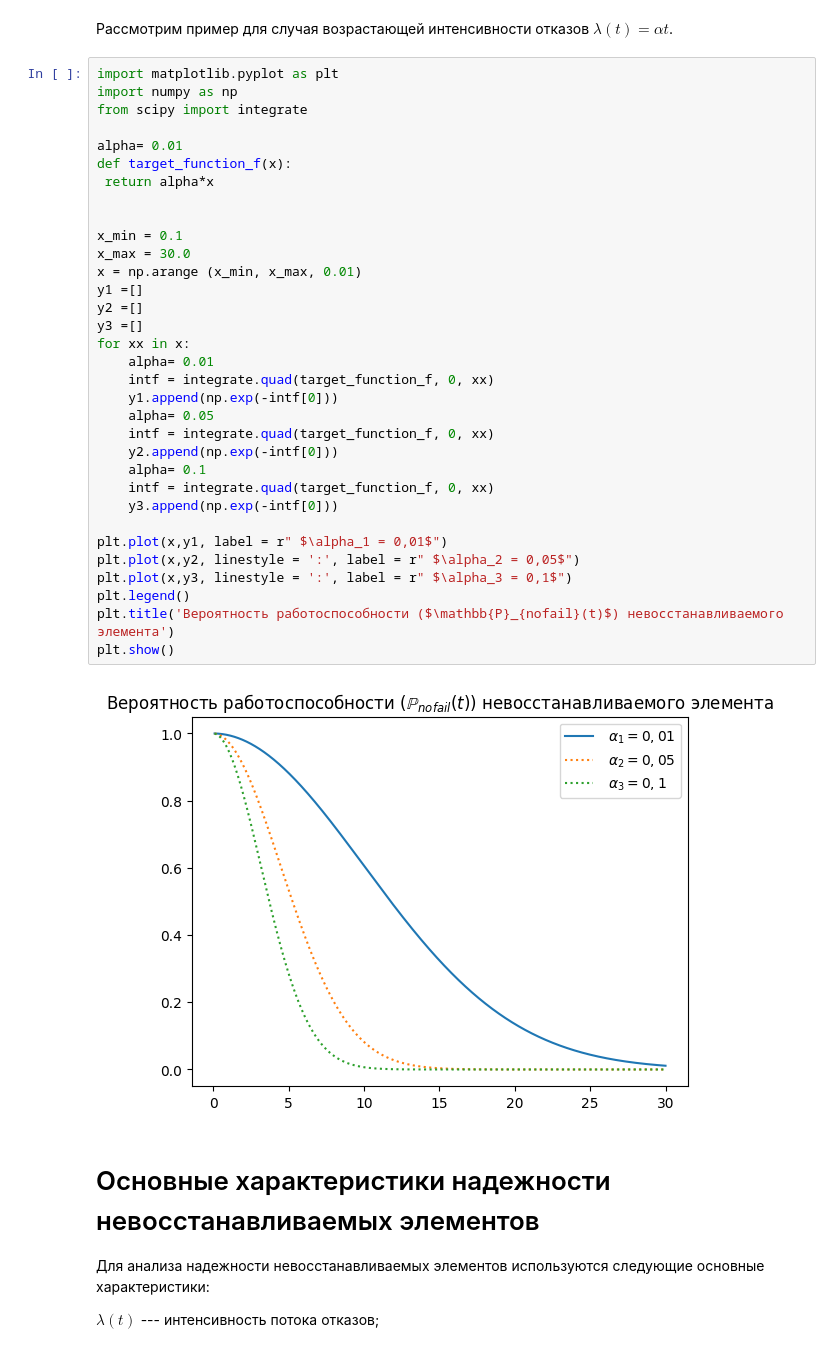
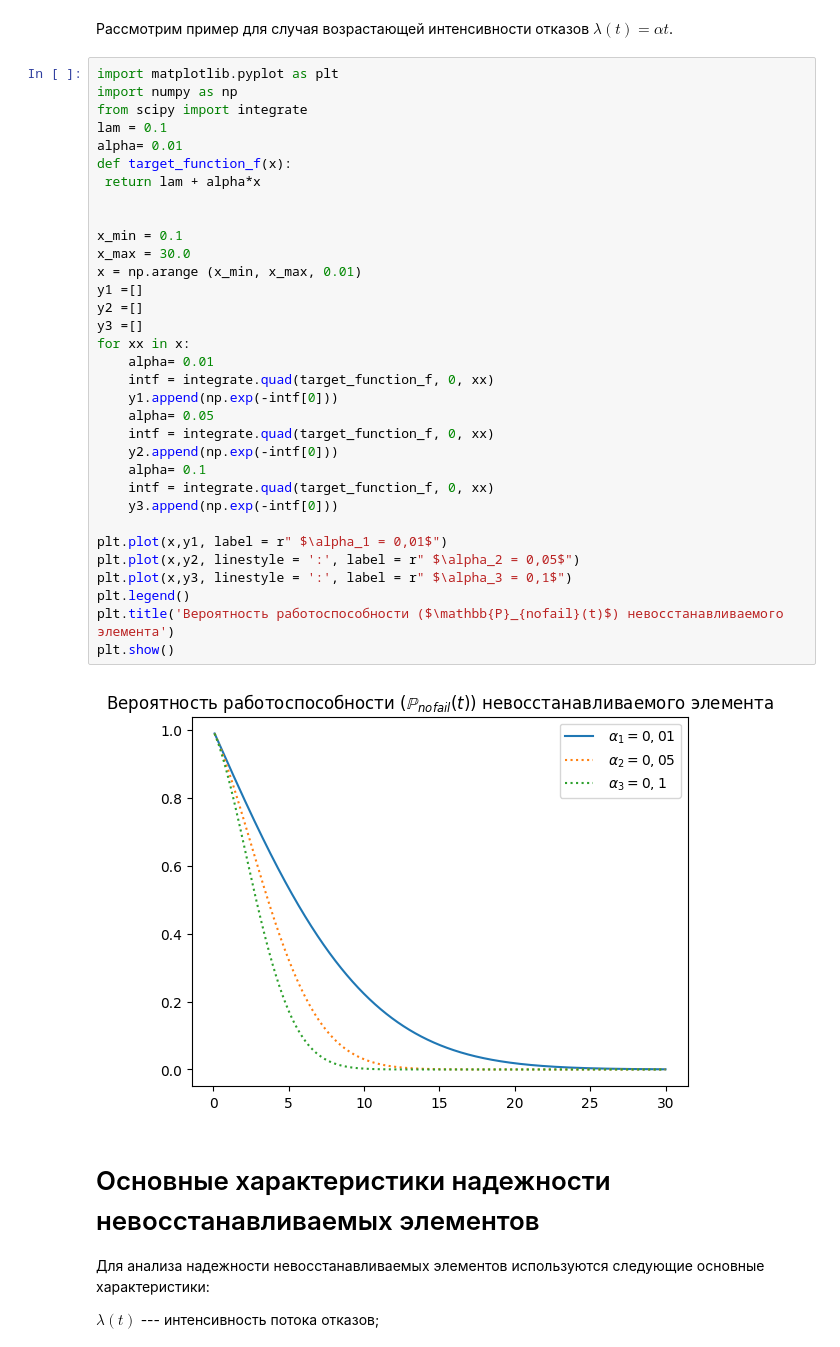
Before and after one commit to SergeyS1954/CLT, a Jupyter notebook: LW2.ipynb, the cells around one changed output. Drawn from its saved outputs; the diff is of its cells as text.

```diff
--- a/LW2.ipynb
+++ b/LW2.ipynb
@@ -68,37 +68,37 @@ plt.show()
 import matplotlib.pyplot as plt
 import numpy as np
 from scipy import integrate
-
+lam = 0.1
 alpha= 0.01
 def target_function_f(x):
- return alpha*x
+ return lam + alpha*x
 
 
 x_min = 0.1
 x_max = 30.0
 x = np.arange (x_min, x_max, 0.01)
 y1 =[]
 y2 =[]
 y3 =[]
 for xx in x:
     alpha= 0.01
     intf = integrate.quad(target_function_f, 0, xx)
     y1.append(np.exp(-intf[0]))
     alpha= 0.05
     intf = integrate.quad(target_function_f, 0, xx)
     y2.append(np.exp(-intf[0]))
     alpha= 0.1
     intf = integrate.quad(target_function_f, 0, xx)
     y3.append(np.exp(-intf[0]))
 
 plt.plot(x,y1, label = r" $\alpha_1 = 0,01$")
 plt.plot(x,y2, linestyle = ':', label = r" $\alpha_2 = 0,05$")
 plt.plot(x,y3, linestyle = ':', label = r" $\alpha_3 = 0,1$")
 plt.legend()
 plt.title('Вероятность работоспособности ($\mathbb{P}_{nofail}(t)$) невосстанавливаемого элемента')
 plt.show()
 # %% [output]
-[figure, old version]
+[figure, new version]
 # %% [markdown]
 # Основные характеристики надежности невосстанавливаемых элементов
 
```
Also changed, not shown: parts of 1 cell of this notebook.
